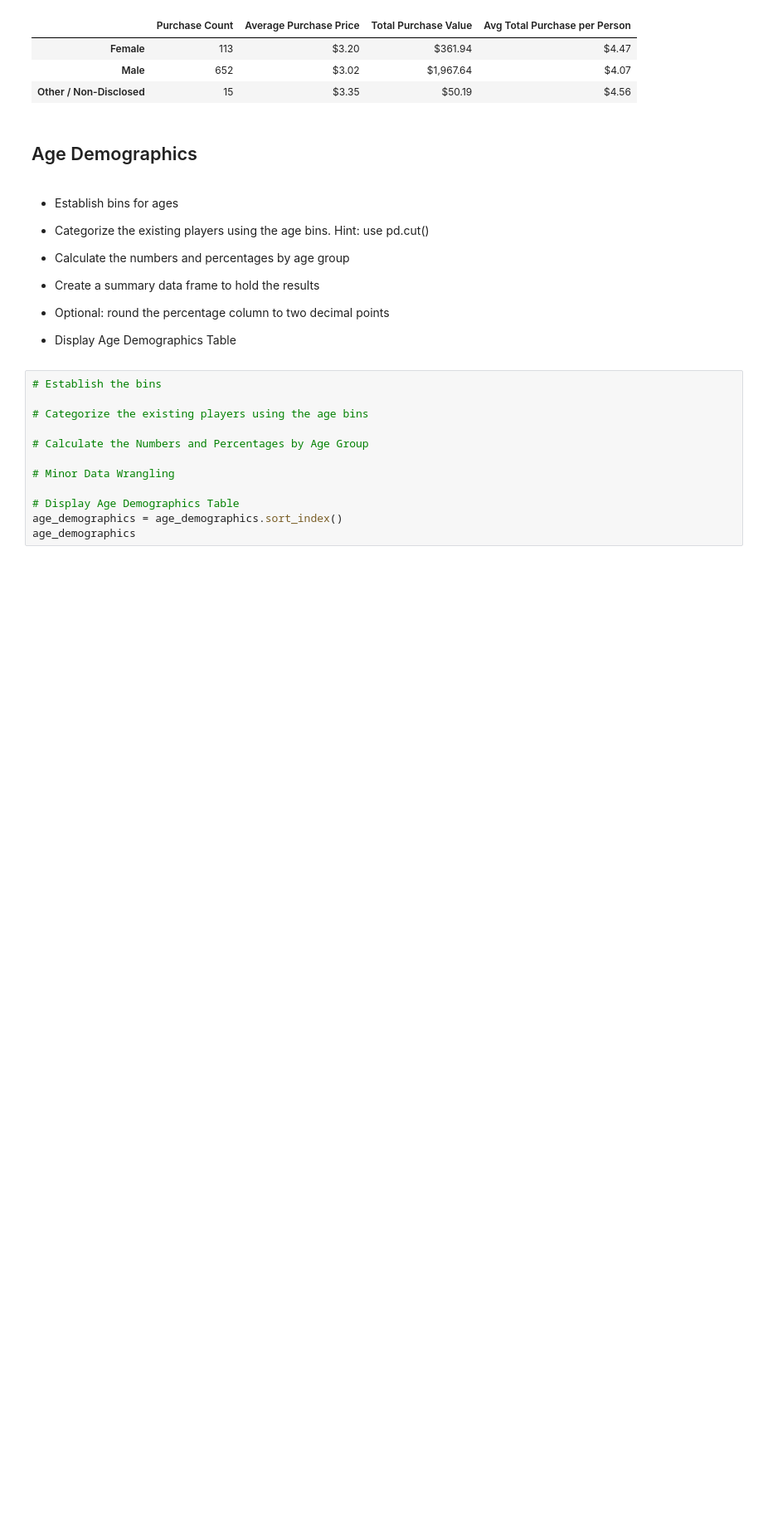
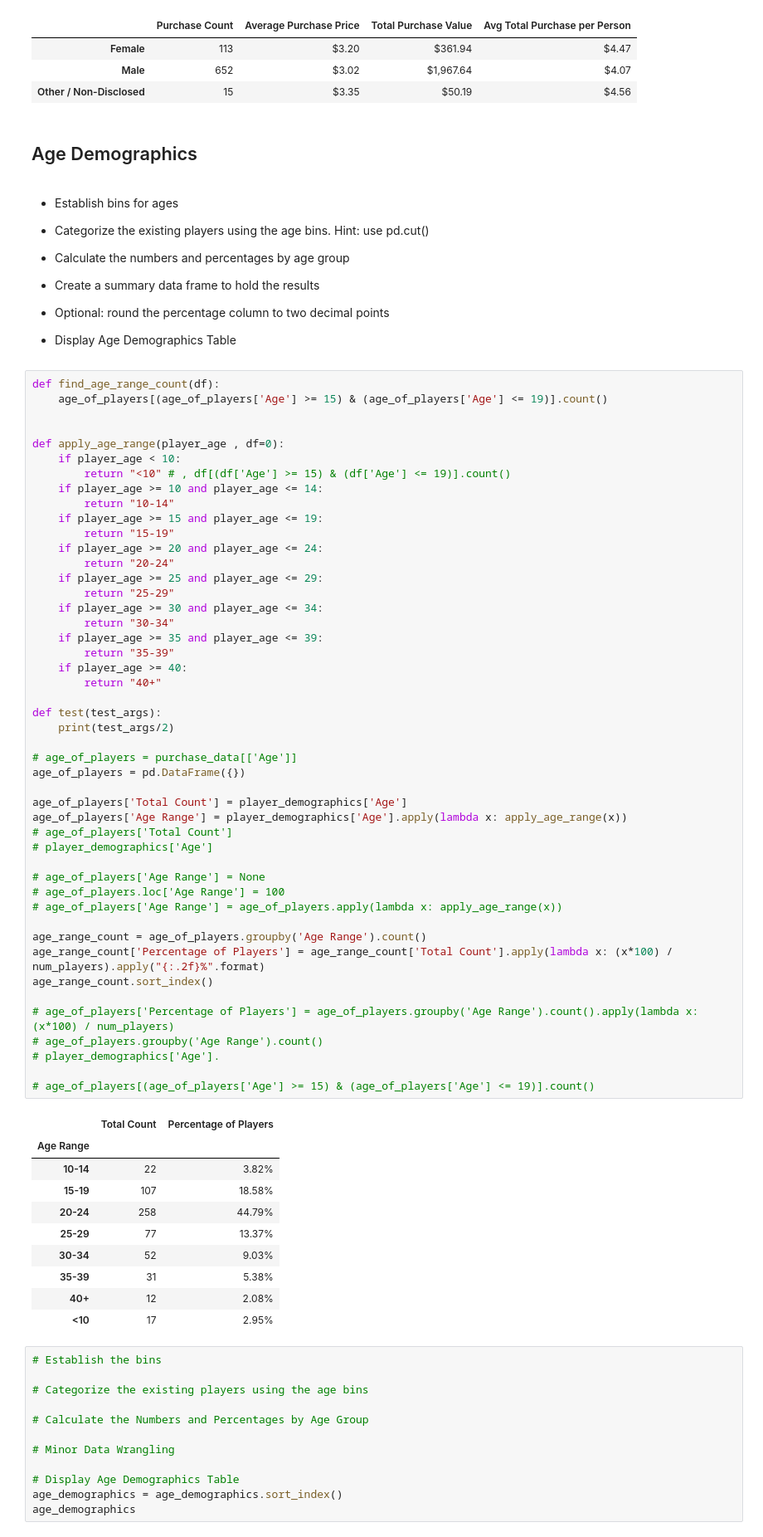
Before and after one commit to harish-hyperDev/pandas-challenge, a Jupyter notebook: HeroesOfPymoli/HeroesOfPymoli-Starter.ipynb, the cells around one changed output. Shown at 83% size. Cells and saved outputs as stored; diff of their text form; blank space fills up the shorter version.

Commit message:
Analyzing Purchases - HeroesOfPymoli

```diff
--- a/HeroesOfPymoli/HeroesOfPymoli-Starter.ipynb
+++ b/HeroesOfPymoli/HeroesOfPymoli-Starter.ipynb
@@ -252,6 +252,64 @@ gender_data
 
 
 * Display Age Demographics Table
+# %%
+def find_age_range_count(df):
+    age_of_players[(age_of_players['Age'] >= 15) & (age_of_players['Age'] <= 19)].count()
+
+
+def apply_age_range(player_age , df=0):
+    if player_age < 10:
+        return "<10" # , df[(df['Age'] >= 15) & (df['Age'] <= 19)].count()
+    if player_age >= 10 and player_age <= 14:
+        return "10-14"
+    if player_age >= 15 and player_age <= 19:
+        return "15-19"
+    if player_age >= 20 and player_age <= 24:
+        return "20-24"
+    if player_age >= 25 and player_age <= 29:
+        return "25-29"
+    if player_age >= 30 and player_age <= 34:
+        return "30-34"
+    if player_age >= 35 and player_age <= 39:
+        return "35-39"
+    if player_age >= 40:
+        return "40+"
+
+def test(test_args):
+    print(test_args/2)
+
+# age_of_players = purchase_data[['Age']]
+age_of_players = pd.DataFrame({})
+
+age_of_players['Total Count'] = player_demographics['Age']
+age_of_players['Age Range'] = player_demographics['Age'].apply(lambda x: apply_age_range(x))
+# age_of_players['Total Count']
+# player_demographics['Age']
+
+# age_of_players['Age Range'] = None
+# age_of_players.loc['Age Range'] = 100
+# age_of_players['Age Range'] = age_of_players.apply(lambda x: apply_age_range(x))
+
+age_range_count = age_of_players.groupby('Age Range').count()
+age_range_count['Percentage of Players'] = age_range_count['Total Count'].apply(lambda x: (x*100) / num_players).apply("{:.2f}%".format)
+age_range_count.sort_index()
+
+# age_of_players['Percentage of Players'] = age_of_players.groupby('Age Range').count().apply(lambda x: (x*100) / num_players)
+# age_of_players.groupby('Age Range').count()
+# player_demographics['Age'].
+
+# age_of_players[(age_of_players['Age'] >= 15) & (age_of_players['Age'] <= 19)].count()
+# %% [output]
+|  | Total Count | Percentage of Players |
+| Age Range |  |  |
+| 10-14 | 22 | 3.82% |
+| 15-19 | 107 | 18.58% |
+| 20-24 | 258 | 44.79% |
+| 25-29 | 77 | 13.37% |
+| 30-34 | 52 | 9.03% |
+| 35-39 | 31 | 5.38% |
+| 40+ | 12 | 2.08% |
+| <10 | 17 | 2.95% |
 # %%
 # Establish the bins
 
```
Also changed, not shown: parts of 2 cells of this notebook.
